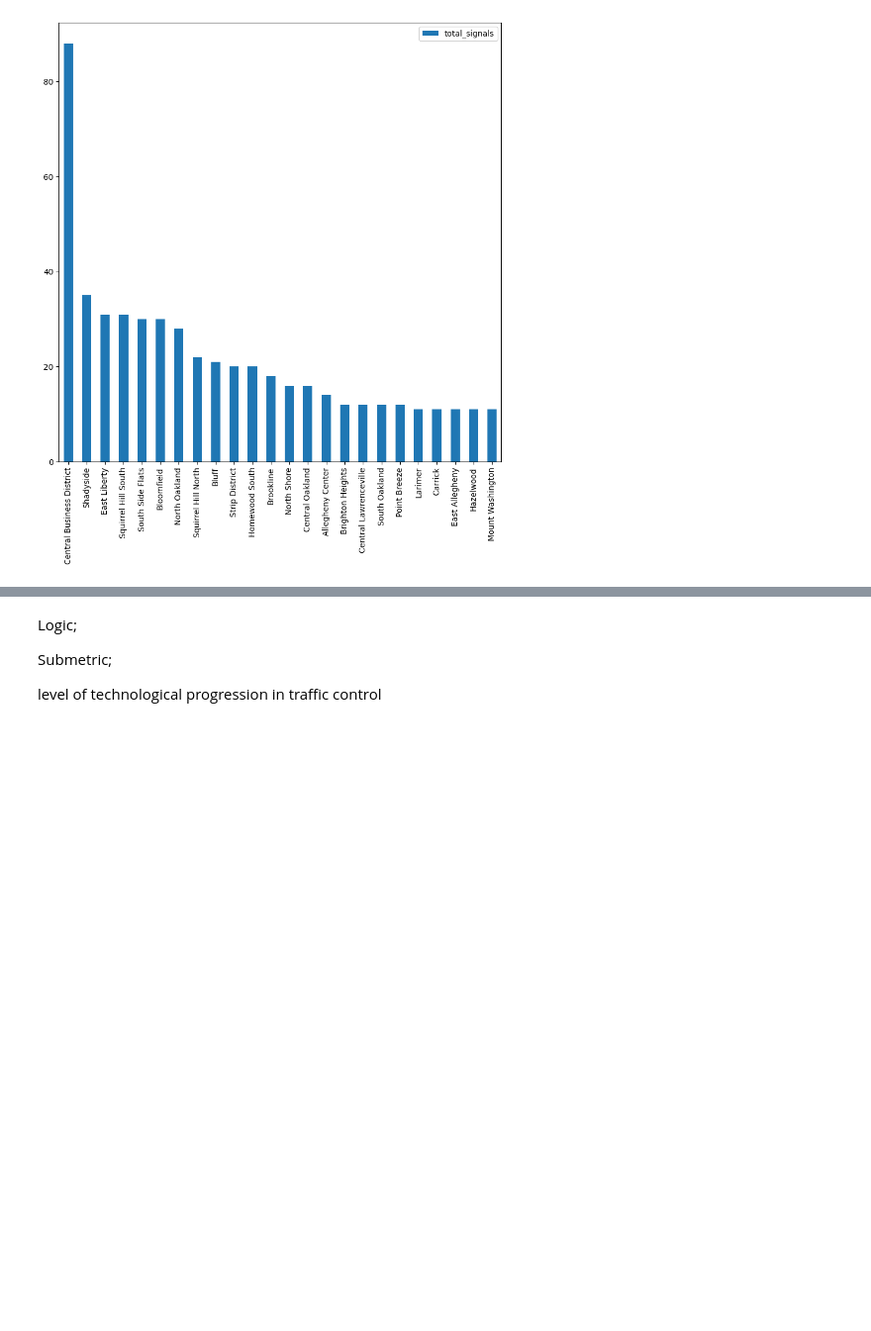
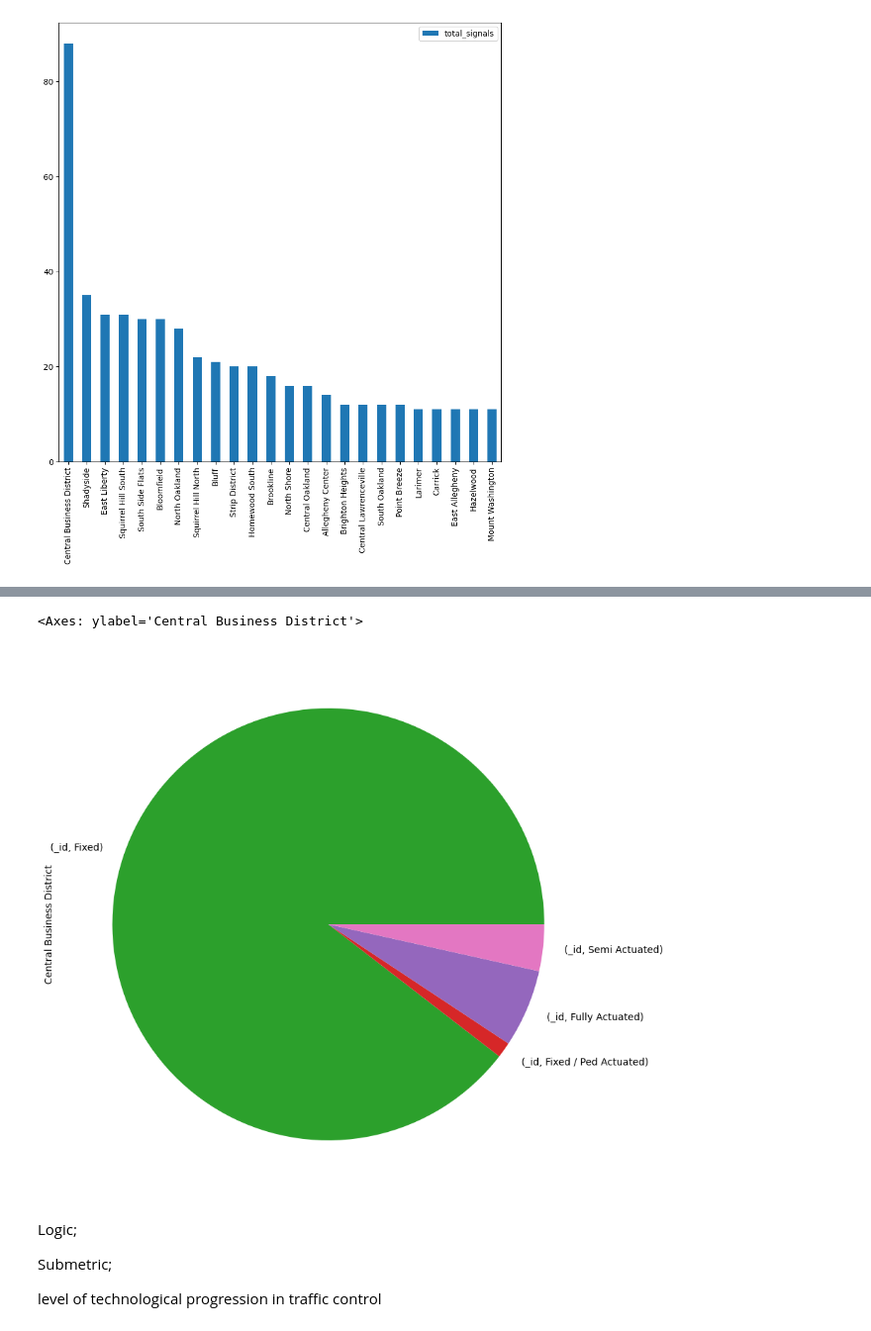
Before and after one commit to pollynaneva/finalneighborhoodproject, a Jupyter notebook: VeronikaData/SignalizedIntersections.ipynb, the cells around one changed output, grey strips where cells are left out. Shown at 99% size. Drawn from its saved outputs; the diff is of its cells as text; code cells hidden in the pictures; blank space fills up the shorter version.

```diff
--- a/VeronikaData/SignalizedIntersections.ipynb
+++ b/VeronikaData/SignalizedIntersections.ipynb
@@ -49,6 +50,13 @@ MergeError: Not allowed to merge between different levels. (2 levels on the left
 # %%
 # chart of neighborhoods with how many of each type of signal intersection,
 # so like this cols = neighborhood, rows = operation_type -
+# %%
+bestNeighborhood = bestHoodsSorted.loc['Central Business District']
+
+bestNeighborhood.plot.pie(figsize=(10, 10))
+# %% [output]
+<Axes: ylabel='Central Business District'>
+[figure, added]
 # %%
 #pie chart showing central business district
 # %% [markdown]
```
Also changed, not shown: parts of 1 cell of this notebook.
